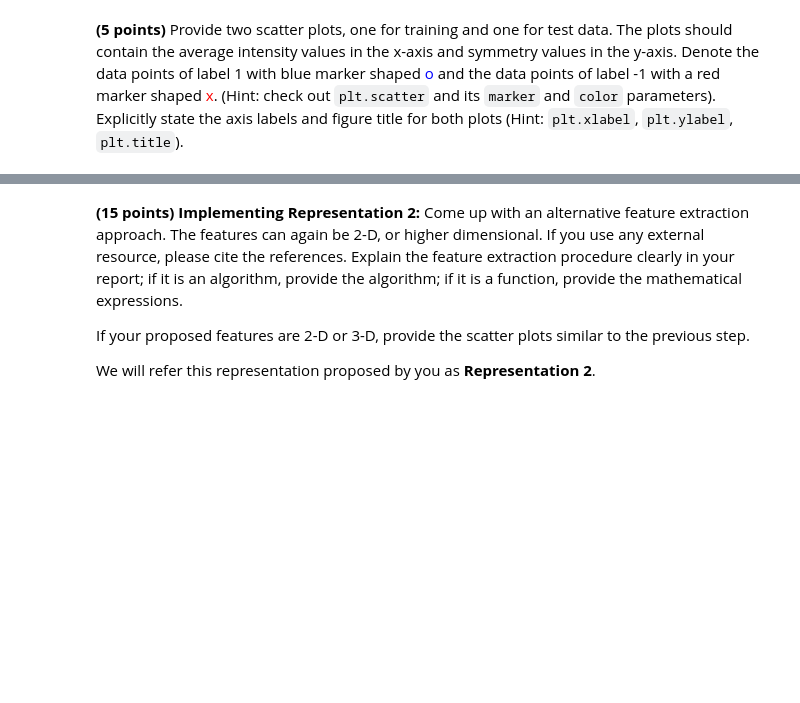
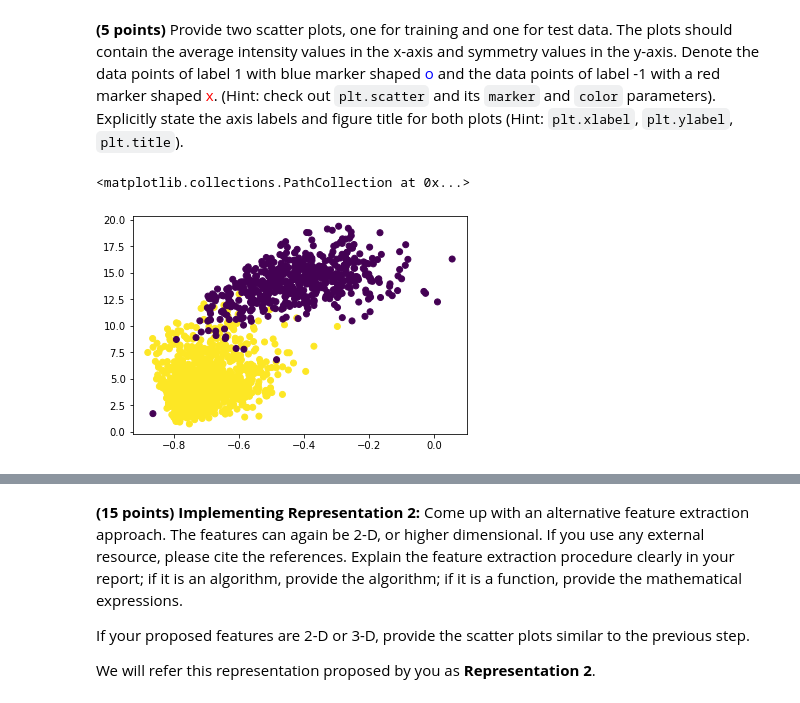
Before and after one commit to yavuzDemir21/Machine-Learning-Digit-Classifier, a Jupyter notebook: SolnTemplate_Yavuz.ipynb, the cells around one changed output, grey strips where cells are left out. Drawn from its saved outputs; the diff is of its cells as text; code cells hidden in the pictures; blank space fills up the shorter version.

```diff
--- a/SolnTemplate_Yavuz.ipynb
+++ b/SolnTemplate_Yavuz.ipynb
@@ -74,0 +79,2 @@ Throughout the notebook, we will refer the representation with these two feature
+# %%
+symmetry_diff_train_data=np.apply_along_axis(norm_of_dif_y_sym, 1, train_data)
@@ -74,0 +108,2 @@ Throughout the notebook, we will refer the representation with these two feature
+# %%
+intensity_train_data=np.mean(train_data, axis=1)
@@ -74,0 +137,2 @@ Throughout the notebook, we will refer the representation with these two feature
+# %%
+Represent1_train_data = np.column_stack((intensity_train_data,symmetry_diff_train_data))
@@ -75,3 +141,5 @@ Throughout the notebook, we will refer the representation with these two feature
 # %% [markdown]
 **(5 points)** Provide two scatter plots, one for training and one for test data. The plots should contain the average intensity values in the x-axis and symmetry values in the
 y-axis. Denote the data points of label 1 with blue marker shaped <font color='blue'>o</font> and the data points of label -1 with a red marker shaped <font color='red'>x</font>. (Hint: check out `plt.scatter` and its `marker` and `color` parameters). Explicitly state the axis labels and figure title for both plots (Hint: `plt.xlabel`, `plt.ylabel`, `plt.title`).
+# %%
+Represent1_train_data_labelled = np.column_stack((Represent1_train_data,train_label))
@@ -77,0 +148,5 @@ y-axis. Denote the data points of label 1 with blue marker shaped <font color='b
+# %%
+plt.scatter(Represent1_train_data_labelled[:,0], Represent1_train_data_labelled[:,1], c=Represent1_train_data_labelled[:,2])
+# %% [output]
+<matplotlib.collections.PathCollection at 0x...>
+[figure, added]
```
Also changed, not shown: parts of 29 cells of this notebook.
